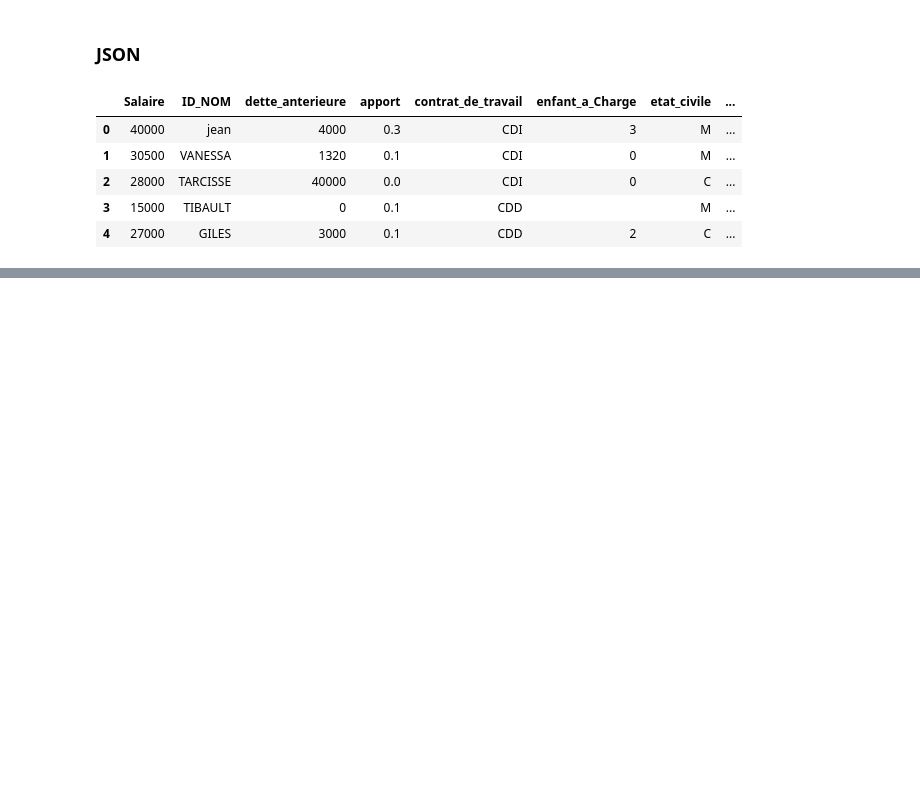
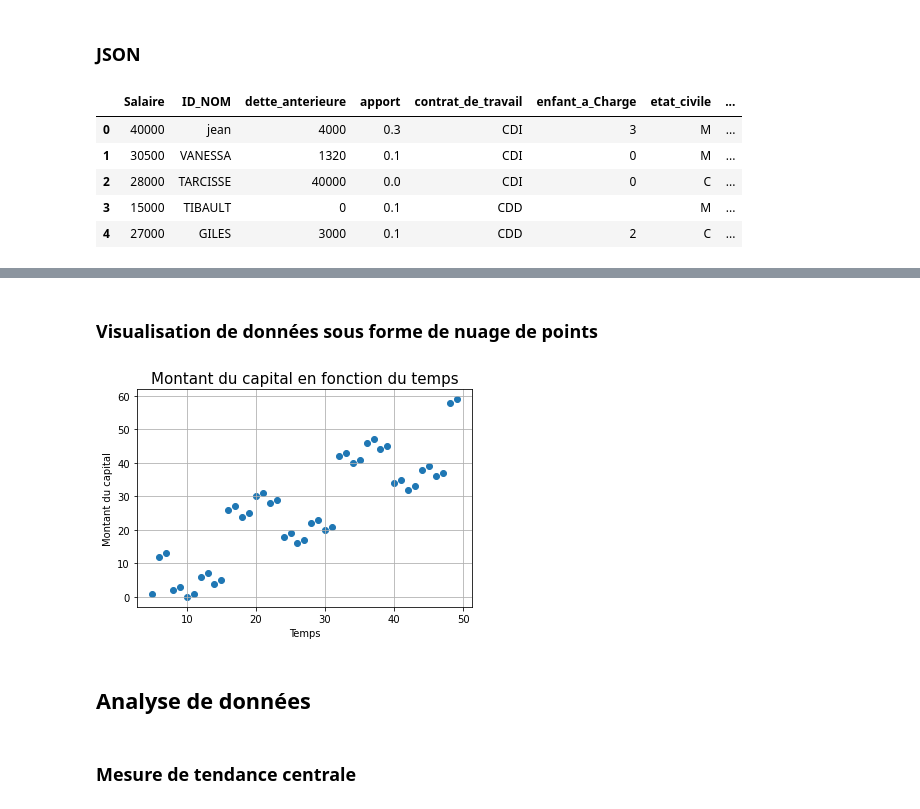
Before and after one commit to CassiaFa/Analyse_Donnees, a Jupyter notebook: analyse.ipynb, the cells around one changed output, grey strips where cells are left out. Saved outputs shown, nothing was run; the diff lists cells and outputs as text; code cells hidden in the pictures; blank space fills up the shorter version.

```diff
--- a/analyse.ipynb
+++ b/analyse.ipynb
@@ -50,0 +270,15 @@ cd_immo_json.head()
+# %% [markdown]
+### Visualisation de données sous forme de nuage de points
+# %%
+plt.scatter(x, y)
+plt.title("Montant du capital en fonction du temps", fontsize=15)
+plt.xlabel("Temps")
+plt.ylabel("Montant du capital")
+plt.grid(visible=True)
+plt.show()
+# %% [output]
+[figure, added]
+# %% [markdown]
+## Analyse de données
+# %% [markdown]
+### Mesure de tendance centrale
```
Also changed, not shown: parts of 54 cells of this notebook.
